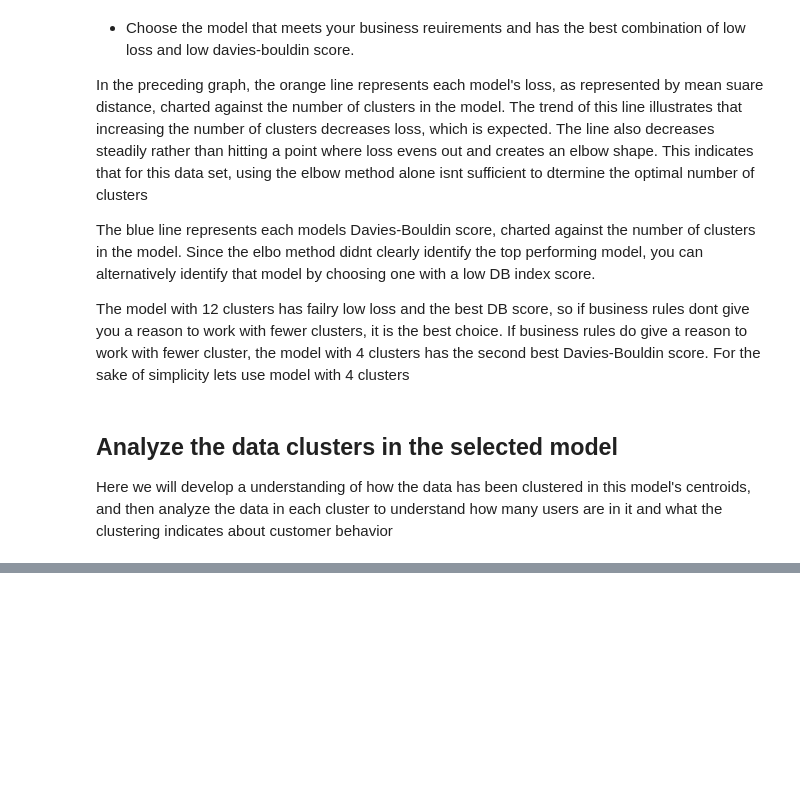
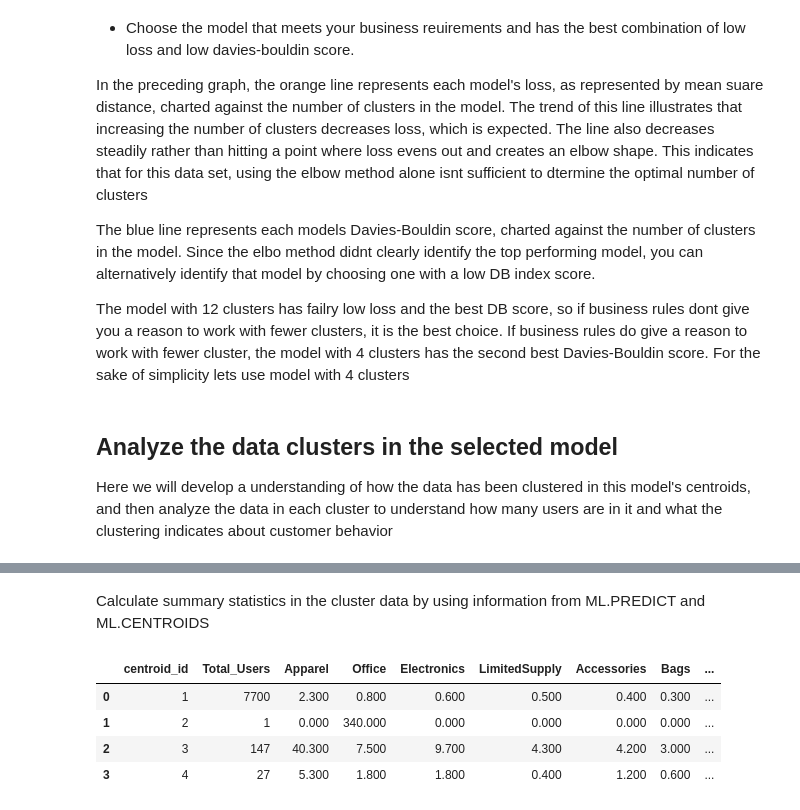
Before and after one commit to paulowe/bigquery-kmeans, a Jupyter notebook: kmeans/kmeans.ipynb, the cells around one changed output, grey strips where cells are left out. Drawn from its saved outputs; the diff is of its cells as text; code cells hidden in the pictures; blank space fills up the shorter version.

Commit message:
:zap: analyzed cluster characteristics

```diff
--- a/kmeans/kmeans.ipynb
+++ b/kmeans/kmeans.ipynb
@@ -456,0 +488,63 @@ Here we will develop a understanding of how the data has been clustered in this
+# %% [markdown]
+Calculate summary statistics in the cluster data by using information from ML.PREDICT and ML.CENTROIDS
+# %%
+sql_get_numerical_attributes = f'''
+WITH T AS (
+SELECT
+  centroid_id,
+  ARRAY_AGG(STRUCT(feature AS name,
+                   ROUND(numerical_value,1) AS value)
+                   ORDER BY centroid_id)
+                   AS cluster
+FROM ML.CENTROIDS(MODEL {final_model})
+GROUP BY centroid_id
+),
+
+Users AS(
+SELECT
+  centroid_id,
+  COUNT(*) AS Total_Users
+FROM(
+SELECT
+  * EXCEPT(nearest_centroids_distance)
+FROM
+  ML.PREDICT(MODEL {final_model},
+    (
+    SELECT
+      *
+    FROM
+      {final_view.full_table_id.replace(":", ".")}
+      )))
+GROUP BY centroid_id
+)
+
+SELECT
+  centroid_id,
+  Total_Users,
+  (SELECT value from unnest(cluster) WHERE name = 'Apparel') AS Apparel,
+  (SELECT value from unnest(cluster) WHERE name = 'Office') AS Office,
+  (SELECT value from unnest(cluster) WHERE name = 'Electronics') AS Electronics,
+  (SELECT value from unnest(cluster) WHERE name = 'LimitedSupply') AS LimitedSupply,
+  (SELECT value from unnest(cluster) WHERE name = 'Accessories') AS Accessories,
+  (SELECT value from unnest(cluster) WHERE name = 'Bags') AS Bags,
+  (SELECT value from unnest(cluster) WHERE name = 'ShopByBrand') AS ShopByBrand,
+  (SELECT value from unnest(cluster) WHERE name = 'totalSpent_USD') AS totalSpent_USD,
+  (SELECT value from unnest(cluster) WHERE name = 'hhi') AS HouseholdIncome
+
+FROM T LEFT JOIN Users USING(centroid_id)
+ORDER BY centroid_id ASC
+'''
+
+job_config = bigquery.QueryJobConfig()
+
+# Start the query
+query_job = client.query(sql_get_numerical_attributes, job_config=job_config)
+df_numerical_attributes = query_job.result()
+df_numerical_attributes = df_numerical_attributes.to_dataframe()
+df_numerical_attributes.head()
+# %% [output]
+|  | centroid_id | Total_Users | Apparel | Office | Electronics | LimitedSupply | Accessories | Bags | ... |
+| 0 | 1 | 7700 | 2.300 | 0.800 | 0.600 | 0.500 | 0.400 | 0.300 | ... |
+| 1 | 2 | 1 | 0.000 | 340.000 | 0.000 | 0.000 | 0.000 | 0.000 | ... |
+| 2 | 3 | 147 | 40.300 | 7.500 | 9.700 | 4.300 | 4.200 | 3.000 | ... |
+| 3 | 4 | 27 | 5.300 | 1.800 | 1.800 | 0.400 | 1.200 | 0.600 | ... |
```
Also changed, not shown: parts of 3 cells of this notebook.
